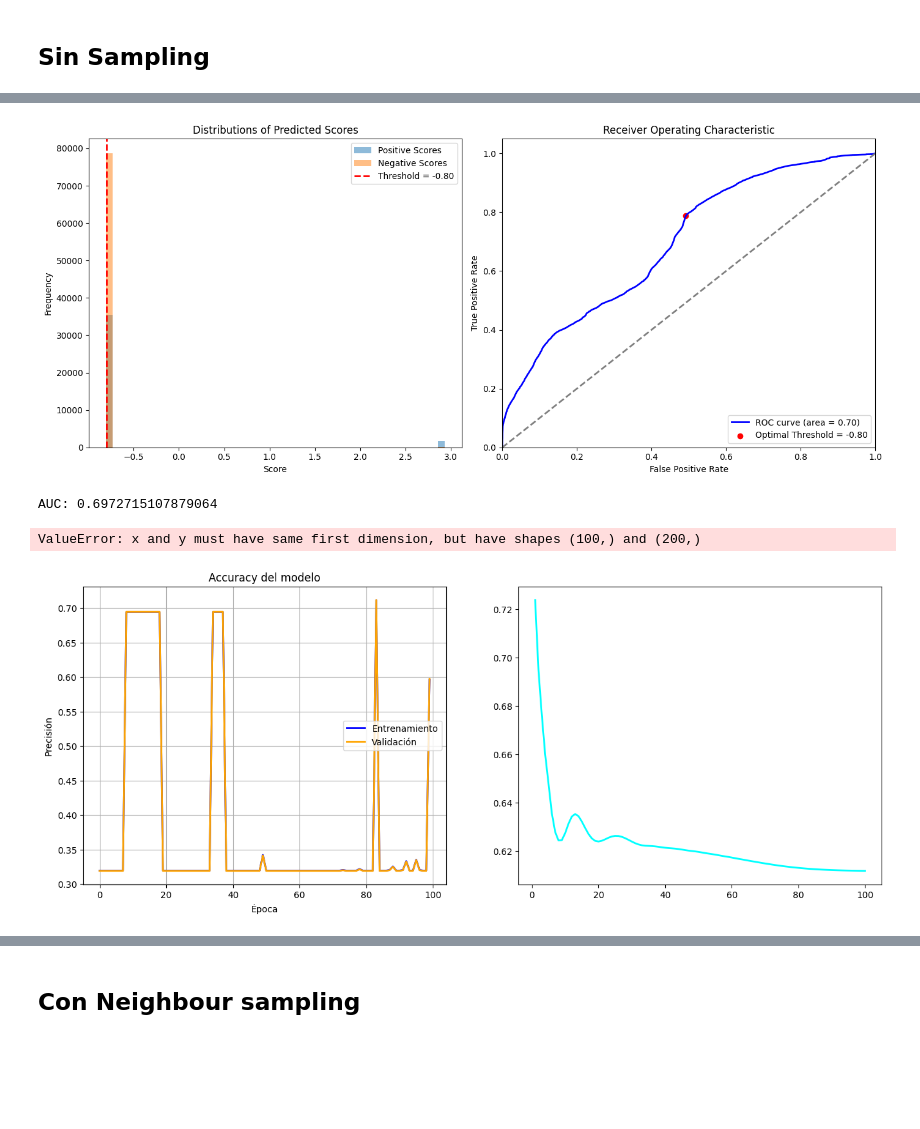
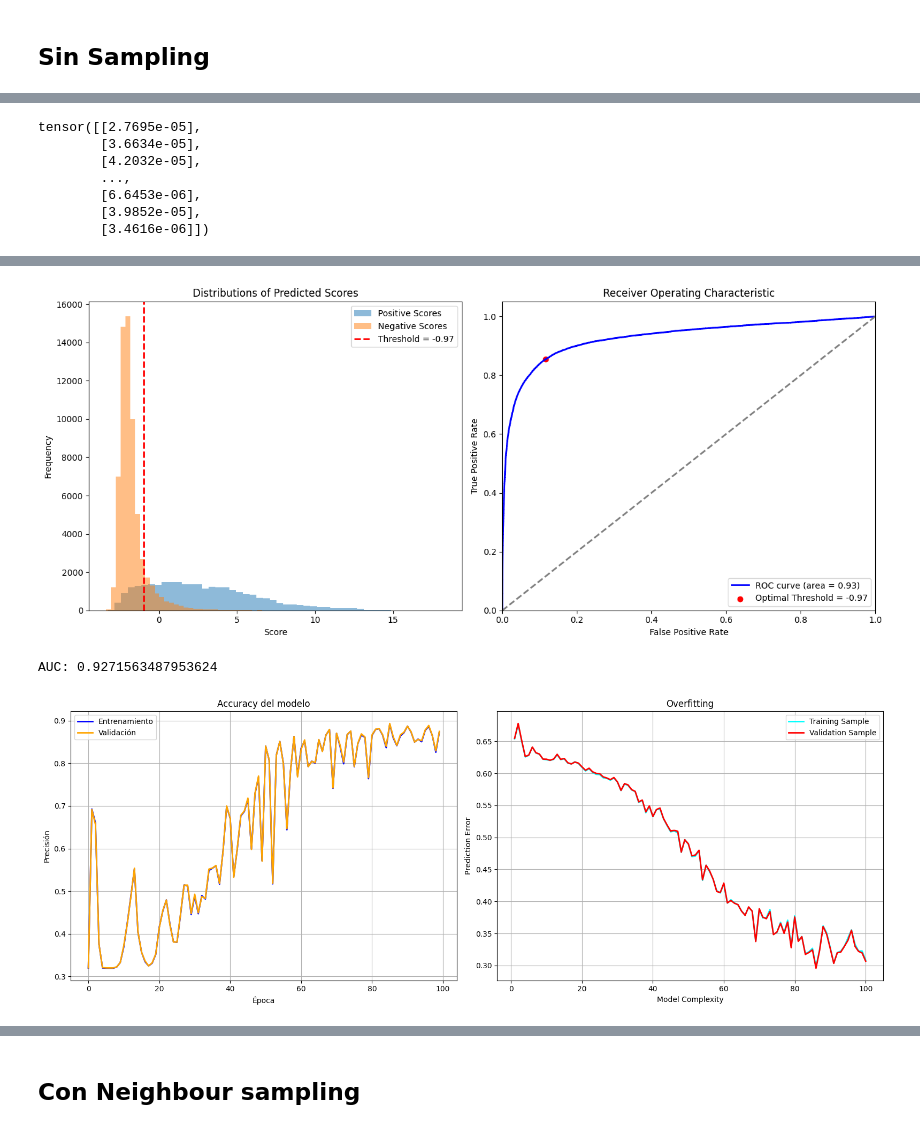
Before and after one commit to valesteban/TESIS, a Jupyter notebook: trainingBinaryClass.ipynb, the cells around one changed output, grey strips where cells are left out. Saved outputs shown, nothing was run; the diff lists cells and outputs as text; code cells hidden in the pictures; blank space fills up the shorter version.

```diff
--- a/trainingBinaryClass.ipynb
+++ b/trainingBinaryClass.ipynb
@@ -566,7 +899,7 @@ data_path = "datasets/DGL_Graph/MYCODEDiGraph/"
 
 gnn = GNN(debug=False)
 gnn.load_dataset( data_path, force_reload=True)
-gnn.split_split_dataset_edgesdataset(0.6)
+gnn.split_dataset_edges(0.6)
 
 gnn.dgl_graph.ndata['feat'] = gnn.dgl_graph.ndata['feat'].float()
 
@@ -575,20 +908,15 @@ train_mask = gnn.train_mask
 test_mask = gnn.test_mask
 
 in_feats = gnn.dgl_graph.ndata["feat"]
-print("[IN_FEATS]",in_feats)
-h_feats = 16
-num_clases = 1
+print("[IN_FEATS]",in_feats.shape)
 
-num_features_in =  gnn.dgl_graph.ndata["feat"].size(1)
-num_feat_hidden = 16
-num_feat_out = 1
 
 # DATASET GRAPH ----------------------------------------------
 print("[DGL Graph]",gnn.dgl_graph)
 
 # model = GraphSAGE(num_features_in, num_feat_hidden,num_feat_out)
-model = GraphSAGE(num_features_in , num_feat_hidden, 8)
-pred = MLPPredictor(8,1)
+model = GraphSAGE(gnn.dgl_graph.ndata["feat"].size(1) , 100, 50)
+pred = MLPPredictor(50,1)
 
 
 # ----------- 3. set up loss and optimizer -------------- #
@@ -605,7 +933,7 @@ acc_train = []
 train_error = []
 val_error = []
 
-for e in range(150):
+for e in range(100):
   # forward
   h = model(gnn.dgl_graph, gnn.dgl_graph.ndata['feat'])
   logits =  pred(gnn.dgl_graph, h)
@@ -1078,14 +1408,9 @@ test_dataloader = dgl.dataloading.DataLoader(
 )
 # %%
 
-in_feats = gnn.dgl_graph.ndata["feat"].size(1) #72
-h_feats = 16
-out_feats= 8
-
-
 # # model = GraphSAGE(num_features_in, num_feat_hidden,num_feat_out)
-model = ModelSAGESample(in_feats, h_feats, out_feats)
-pred = MLPPredictor(8,1)
+model = ModelSAGESample(gnn.dgl_graph.ndata["feat"].size(1), 50, 25)
+pred = MLPPredictor(25,1)
 
 # ----------- 3. set up loss and optimizer -------------- #
 
@@ -1109,7 +1434,7 @@ all_logits_val = []
 all_labels_val = []
 # Almacenar la importancia de características por epoch
 feature_importances = []
-for epoch in range(500):
+for epoch in range(2):
     model.train()
     val_loss_epoch=0
     num_batches = 0
@@ -1346,6 +1678,6 @@ dataloader = dgl.dataloading.DataLoader(
 # %%
-model = SAGE(gnn.dgl_graph.ndata["feat"].shape[1], 100, 16)
-pred = MLPPredictor(16,1)
+model = GraphSAGE(gnn.dgl_graph.ndata["feat"].shape[1], 100, 25)
+pred = MLPPredictor(25,1)
 
 # ----------- 3. set up loss and optimizer -------------- #
 
@@ -1511,13 +1869,21 @@ def compute_pagerank(g):
 pv = compute_pagerank(gnn.dgl_graph)
 gnn.dgl_graph.ndata["h"] = pv  # Inicializa características del nodo
 
-# print(gnn.dgl_graph.ndata["pv"])
+print(gnn.dgl_graph.ndata["pv"])
+# %% [output]
+tensor([[2.7695e-05],
+        [3.6634e-05],
+        [4.2032e-05],
+        ...,
+        [6.6453e-06],
+        [3.9852e-05],
+        [3.4616e-06]])
 # %%
 # ----------- 3. Defina MLP predictor and Optimizer -------------- #
 # pred = MLPPredictor(1,1)
 # optimizer = torch.optim.Adam( pred.parameters(), lr=0.06)
-model = GraphSAGE(gnn.dgl_graph.ndata["pv"].shape[1], 16, 8)
-pred = MLPPredictor(8,1)
+model = GraphSAGE(gnn.dgl_graph.ndata["pv"].shape[1], 100, 25)
+pred = MLPPredictor(25,1)
 optimizer = torch.optim.Adam(itertools.chain(model.parameters(), pred.parameters()), lr=0.007)
 
 # ----------- 4. Traing Loop -------------- #
@@ -1540,10 +1906,6 @@ for epoch in range(100):
     # Calcular la pérdida en el conjunto de entrenamiento --------------------
     train_loss = F.binary_cross_entropy_with_logits(logits[gnn.dgl_graph.edata["train_mask"]], labels[gnn.dgl_graph.edata["train_mask"]])
     train_error.append(train_loss.item())
-
-    # Calcular la pérdida en el conjunto de validación -----------------------
-    val_loss = F.binary_cross_entropy_with_logits(logits[gnn.dgl_graph.edata["val_mask"]], labels[gnn.dgl_graph.edata["val_mask"]])
-    val_error.append(val_loss.item())
 
     # Calcular la pérdida en el conjunto de validación -----------------------
     val_loss = F.binary_cross_entropy_with_logits(logits[gnn.dgl_graph.edata["val_mask"]], labels[gnn.dgl_graph.edata["val_mask"]])
@@ -1596,7 +1958,6 @@ In epoch 90, train loss: 0.6120905876159668
-[figure, old version]
+[figure, new version]
-AUC: 0.6972715107879064
+AUC: 0.9271563487953624
-ValueError: x and y must have same first dimension, but have shapes (100,) and (200,)
-[figure, old version]
+[figure, new version]
 # %%
 # ----------- 6. Calcular métricas -------------- #
 
```
Also changed, not shown: parts of 73 cells of this notebook.
